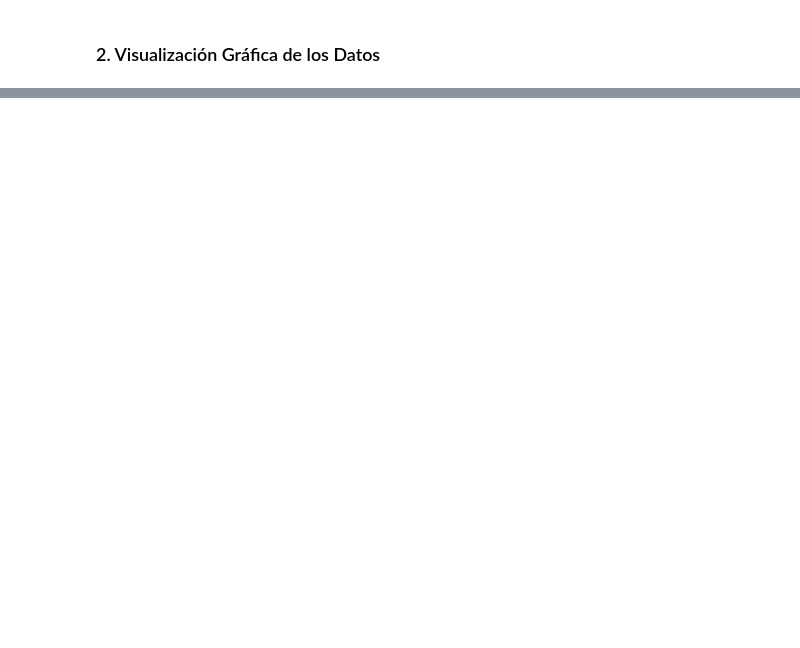
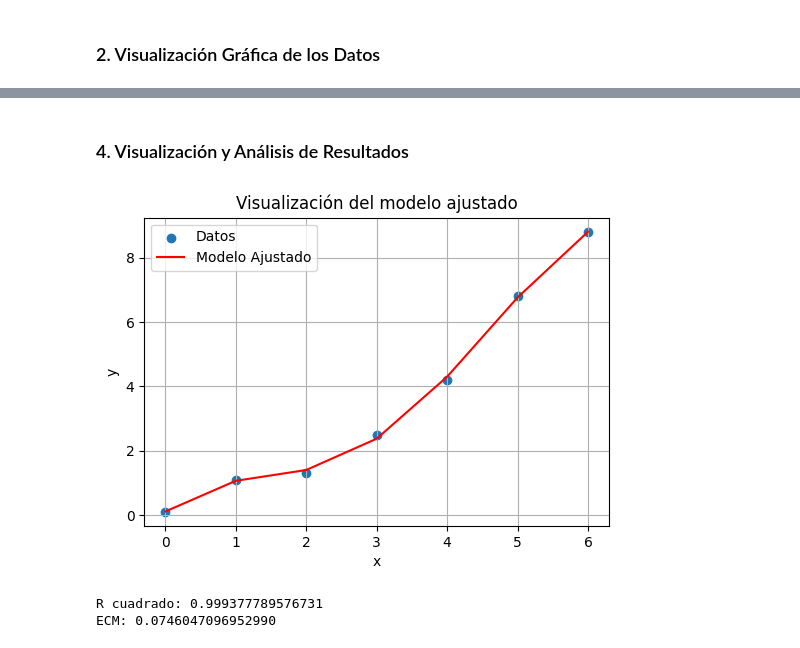
Before and after one commit to mateoavalose/ModelosySimulacionBiomedica2025-2, a Jupyter notebook: main.ipynb, the cells around one changed output, grey strips where cells are left out. Saved outputs shown, nothing was run; the diff lists cells and outputs as text; code cells hidden in the pictures; blank space fills up the shorter version.

```diff
--- a/main.ipynb
+++ b/main.ipynb
@@ -40,0 +100,40 @@ plt.show()
+# %% [markdown]
+### 4. Visualización y Análisis de Resultados
+# %%
+# Visualizar el modelo ajustado
+plt.figure(figsize=(6, 4))
+plt.scatter([xi for xi, yi in data], [yi for xi, yi in data], label='Datos')
+x_vals = [xi for xi, yi in data]
+y_vals = [adjusted_model.subs(x, xi) for xi in x_vals]
+plt.plot(x_vals, y_vals, color='red', label='Modelo Ajustado')
+plt.xlabel('x')
+plt.ylabel('y')
+plt.title('Visualización del modelo ajustado')
+plt.legend()
+plt.grid(True)
+plt.show()
+# %% [output]
+[figure, added]
+# %%
+# Evaluar el modelo ajustado
+# Calcular R cuadrado (Coeficiente de determinación)
+y_actual = [yi for xi, yi in data]
+y_predicted = [adjusted_model.subs(x, xi) for xi, yi in data]
+
+# Suma total de cuadrados (SST)
+sst = sum((yi - sp.Rational(sum(y_actual) / len(y_actual)))**2 for yi in y_actual)
+
+# Suma de cuadrados residuales (SSR)
+ssr = sum((yi - y_pred)**2 for yi, y_pred in zip(y_actual, y_predicted))
+
+# R cuadrado
+r_squared = 1 - (ssr / sst)
+
+# Calcular el Error Cuadrático Medio (ECM)
+ecm = ((sum((yi - y_pred)**2 for yi, y_pred in zip(y_actual, y_predicted)) / len(y_actual))** 0.5)
+
+print(f"R cuadrado: {r_squared}")
+print(f"ECM: {ecm}")
+# %% [output]
+R cuadrado: 0.999377789576731
+ECM: 0.0746047096952990
```
Also changed, not shown: parts of 6 cells of this notebook.
